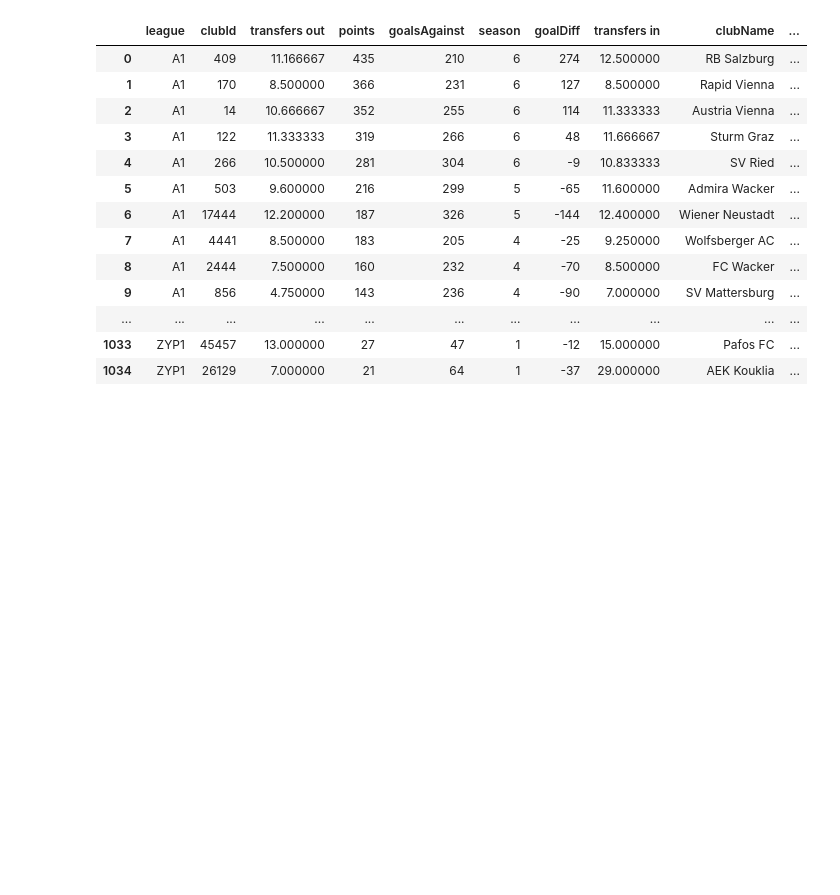
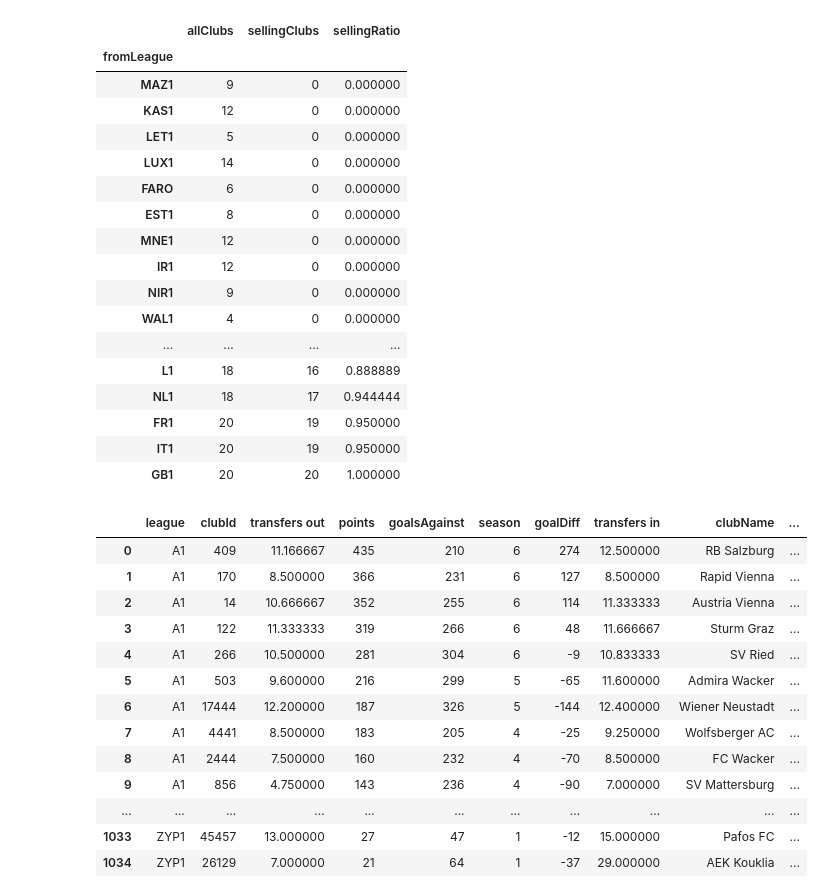
Before and after one commit to kebuhcah/soccer-history, a Jupyter notebook: notebooks/stability_performance.ipynb, the cells around one changed output. Drawn from its saved outputs; the diff is of its cells as text; code cells hidden in the pictures; blank space fills up the shorter version.

```diff
--- a/notebooks/stability_performance.ipynb
+++ b/notebooks/stability_performance.ipynb
@@ -1,3 +28,30 @@
+# %%
+def sellingClubsVsFreeOnlyClubs(t):
+    return DataFrame({'sellingClubs': t[(t.feeValue>0)&(t.season==2015)]['fromTeamId'].drop_duplicates().count(),
+                      'allClubs': t[(t.season==2015)]['fromTeamId'].drop_duplicates().count()},index=[0])
+
+PayingComparison = nonloans[nonloans.fromLeague.isin(leagueTables.league.drop_duplicates())].groupby('fromLeague').apply(sellingClubsVsFreeOnlyClubs).reset_index().drop('level_1',axis=1).set_index('fromLeague')
+PayingComparison['sellingRatio']=PayingComparison['sellingClubs']/PayingComparison['allClubs']
+PayingComparison.sort_values('sellingClubs')
+# %% [output]
+|  | allClubs | sellingClubs | sellingRatio |
+| fromLeague |  |  |  |
+| MAZ1 | 9 | 0 | 0.000000 |
+| KAS1 | 12 | 0 | 0.000000 |
+| LET1 | 5 | 0 | 0.000000 |
+| LUX1 | 14 | 0 | 0.000000 |
+| FARO | 6 | 0 | 0.000000 |
+| EST1 | 8 | 0 | 0.000000 |
+| MNE1 | 12 | 0 | 0.000000 |
+| IR1 | 12 | 0 | 0.000000 |
+| NIR1 | 9 | 0 | 0.000000 |
+| WAL1 | 4 | 0 | 0.000000 |
+| ... | ... | ... | ... |
+| L1 | 18 | 16 | 0.888889 |
+| NL1 | 18 | 17 | 0.944444 |
+| FR1 | 20 | 19 | 0.950000 |
+| IT1 | 20 | 19 | 0.950000 |
+| GB1 | 20 | 20 | 1.000000 |
 # %%
 def transfercount(club):
     return club
```
Also changed, not shown: parts of 5 cells of this notebook.
